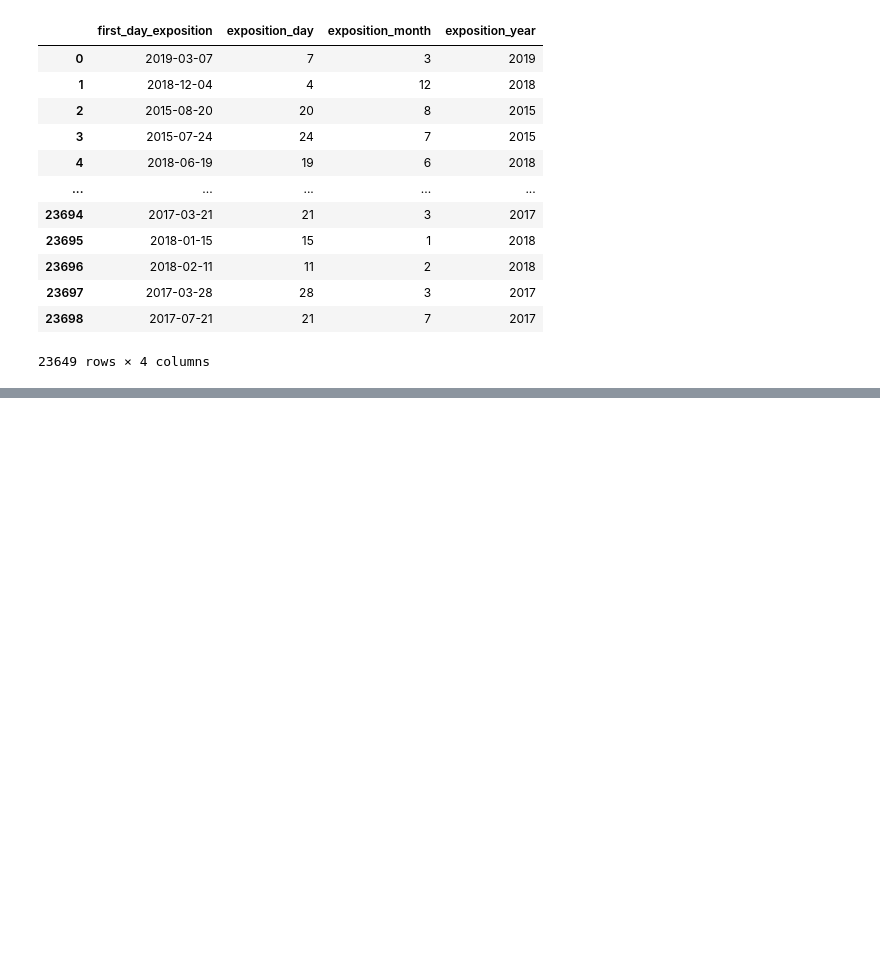
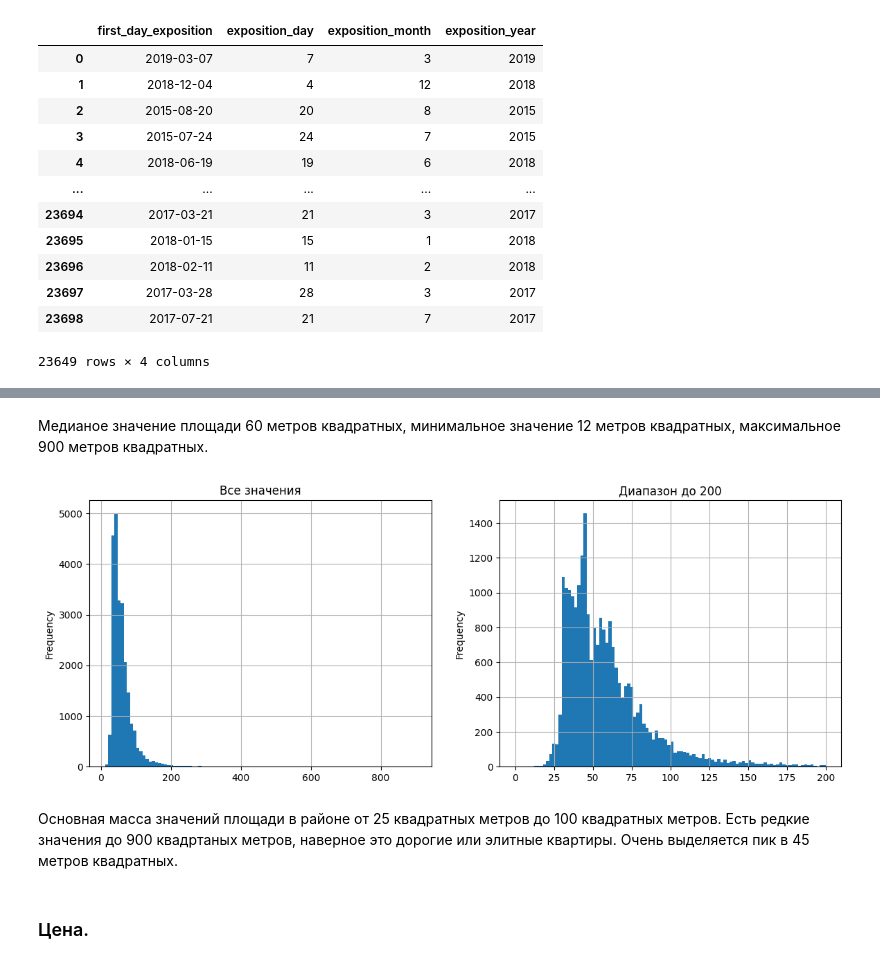
Before and after one commit to Alex-projects-hub/Research_of_advertisements_for_the_sale_of_apartments, a Jupyter notebook: Research_of_advertisements_for_the_sale_of_apartments.ipynb, the cells around one changed output, grey strips where cells are left out. Drawn from its saved outputs; the diff is of its cells as text; code cells hidden in the pictures; blank space fills up the shorter version.

```diff
--- a/Research_of_advertisements_for_the_sale_of_apartments.ipynb
+++ b/Research_of_advertisements_for_the_sale_of_apartments.ipynb
@@ -464,0 +464,10 @@ df[["first_day_exposition", "exposition_day", "exposition_month", "exposition_ye
+# %%
+def floor_cat(row):
+    if row["floor"] == 1:
+        return "первый"
+    elif row["floor"] == row["floors_total"]:
+        return "последний"
+    else:
+        return "другой"
+# %%
+df["floor_cat"] = df[["floors_total", "floor"]].apply(floor_cat, axis=1)
@@ -464,0 +501,3 @@ df[["first_day_exposition", "exposition_day", "exposition_month", "exposition_ye
+# %%
+df["liv_tot_ratio"] = df["living_area"] / df["total_area"]
+df["kit_tot_ratio"] = df["kitchen_area"] / df["total_area"]
@@ -464,0 +581,15 @@ df[["first_day_exposition", "exposition_day", "exposition_month", "exposition_ye
+# %% [markdown]
+Медианое значение площади 60 метров квадратных, минимальное значение 12 метров квадратных, максимальное 900 метров квадратных.
+# %%
+fig, axs = plt.subplots(1, 2, figsize=(14, 5))
+
+df["total_area"].plot(kind="hist", grid=True, bins=100, ax=axs[0], title="Все значения");
+df["total_area"].plot(kind="hist", grid=True, bins=100, ax=axs[1],  range=(0, 200), title="Диапазон до 200");
+
+plt.show()
+# %% [output]
+[figure, added]
+# %% [markdown]
+Основная масса значений площади в районе от 25 квадратных метров до 100 квадратных метров. Есть редкие значения до 900 квадртаных метров, наверное это дорогие или элитные квартиры. Очень выделяется пик в 45 метров квадратных.
+# %% [markdown]
+### Цена.
```
Also changed, not shown: parts of 47 cells of this notebook.
